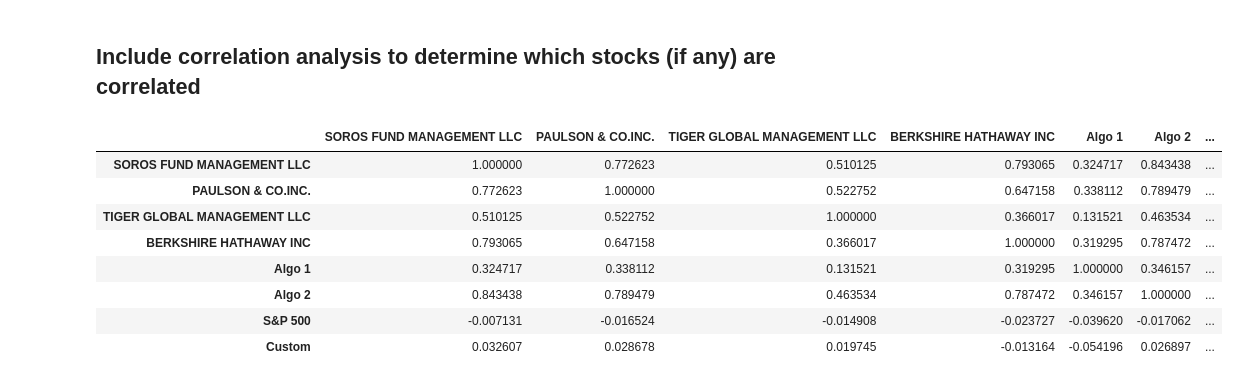
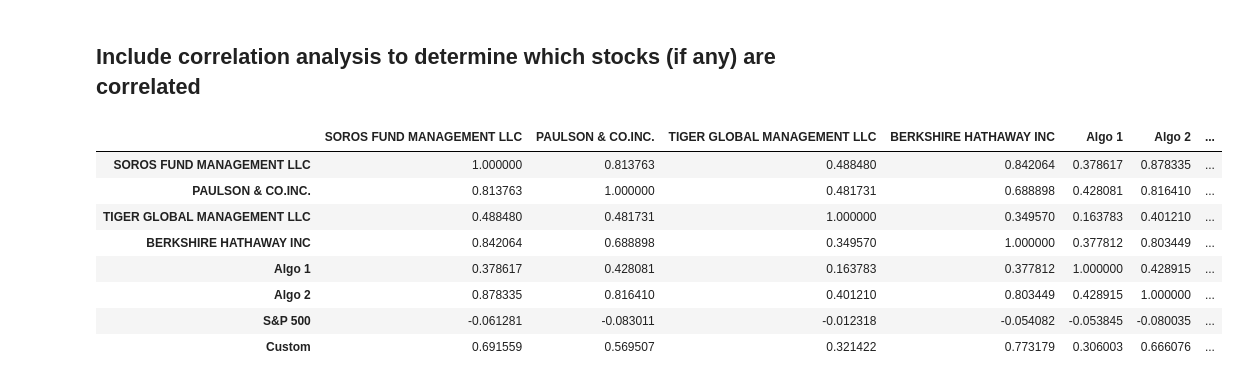
Before and after one commit to RCantu92/python-and-pandas-homework, a Jupyter notebook: Starter_Code/whale_analysis.ipynb, the cells around one changed output. Drawn from its saved outputs; the diff is of its cells as text; code cells hidden in the pictures.

```diff
--- a/Starter_Code/whale_analysis.ipynb
+++ b/Starter_Code/whale_analysis.ipynb
@@ -519,8 +545,6 @@ fb_df.head()
 # %%
 # Concatenate all stocks into a single DataFrame
 # YOUR CODE HERE
-my_portfolio_df = pd.concat([tsla_df,amzn_df,fb_df],axis='columns',join='inner')
-my_portfolio_df.columns = ['TSLA','AMZN','FB']
-my_portfolio_df['AMZN'] = my_portfolio_df['AMZN'].astype('float')
-my_portfolio_df.head()
+my_portfolio_df = pd.concat([tsla_df,amzn_df,fb_df])
+my_portfolio_df.sample(5)
 # %% [output]
@@ -534,5 +558,7 @@ my_portfolio_df.head()
 # %%
 # Reset the index
 # YOUR CODE HERE
+my_portfolio_df = my_portfolio_df.reset_index()
+my_portfolio_df.head()
 # %% [output]
 |  | Trade DATE | Symbol | NOCP |
@@ -545,8 +571,6 @@ my_portfolio_df.head()
 # Pivot the Data so that the stock tickers are the columns, the dates are the index, and the
 # values are the closing prices
 # YOUR CODE HERE
-my_portfolio_df = pd.concat([tsla_df,amzn_df,fb_df],axis='columns',join='inner')
-my_portfolio_df.columns = ['TSLA','AMZN','FB']
-my_portfolio_df['AMZN'] = my_portfolio_df['AMZN'].astype('float')
+my_portfolio_df = my_portfolio_df.pivot_table(values='NOCP',index='Trade DATE',columns='Symbol')
 my_portfolio_df.head()
 # %% [output]
@@ -610,3 +634,10 @@ all_concat_returns_df.head()
 # %%
 # Only compare dates where the new, custom portfolio has dates
 # YOUR CODE HERE
+all_dated_concat_returns_df = pd.concat([concat_returns_df,my_portfolio_returns],axis='columns',join='inner')
+
+all_dated_concat_returns_df = all_dated_concat_returns_df.rename(columns={
+    0 : 'Custom',
+})
+
+all_dated_concat_returns_df.head()
@@ -682,14 +720,14 @@ all_sharpe_ratios.plot(kind='bar',title='Sharpe Ratios')
 ## Include correlation analysis to determine which stocks (if any) are correlated
 # %%
 # YOUR CODE HERE
-all_concat_returns_df.corr()
+all_dated_concat_returns_df.corr()
 # %% [output]
 |  | SOROS FUND MANAGEMENT LLC | PAULSON & CO.INC. | TIGER GLOBAL MANAGEMENT LLC | BERKSHIRE HATHAWAY INC | Algo 1 | Algo 2 | ... |
-| SOROS FUND MANAGEMENT LLC | 1.000000 | 0.772623 | 0.510125 | 0.793065 | 0.324717 | 0.843438 | ... |
-| PAULSON & CO.INC. | 0.772623 | 1.000000 | 0.522752 | 0.647158 | 0.338112 | 0.789479 | ... |
-| TIGER GLOBAL MANAGEMENT LLC | 0.510125 | 0.522752 | 1.000000 | 0.366017 | 0.131521 | 0.463534 | ... |
-| BERKSHIRE HATHAWAY INC | 0.793065 | 0.647158 | 0.366017 | 1.000000 | 0.319295 | 0.787472 | ... |
-| Algo 1 | 0.324717 | 0.338112 | 0.131521 | 0.319295 | 1.000000 | 0.346157 | ... |
-| Algo 2 | 0.843438 | 0.789479 | 0.463534 | 0.787472 | 0.346157 | 1.000000 | ... |
-| S&P 500 | -0.007131 | -0.016524 | -0.014908 | -0.023727 | -0.039620 | -0.017062 | ... |
-| Custom | 0.032607 | 0.028678 | 0.019745 | -0.013164 | -0.054196 | 0.026897 | ... |
+| SOROS FUND MANAGEMENT LLC | 1.000000 | 0.813763 | 0.488480 | 0.842064 | 0.378617 | 0.878335 | ... |
+| PAULSON & CO.INC. | 0.813763 | 1.000000 | 0.481731 | 0.688898 | 0.428081 | 0.816410 | ... |
+| TIGER GLOBAL MANAGEMENT LLC | 0.488480 | 0.481731 | 1.000000 | 0.349570 | 0.163783 | 0.401210 | ... |
+| BERKSHIRE HATHAWAY INC | 0.842064 | 0.688898 | 0.349570 | 1.000000 | 0.377812 | 0.803449 | ... |
+| Algo 1 | 0.378617 | 0.428081 | 0.163783 | 0.377812 | 1.000000 | 0.428915 | ... |
+| Algo 2 | 0.878335 | 0.816410 | 0.401210 | 0.803449 | 0.428915 | 1.000000 | ... |
+| S&P 500 | -0.061281 | -0.083011 | -0.012318 | -0.054082 | -0.053845 | -0.080035 | ... |
+| Custom | 0.691559 | 0.569507 | 0.321422 | 0.773179 | 0.306003 | 0.666076 | ... |
```
Also changed, not shown: parts of 21 cells of this notebook, 3 other files.
